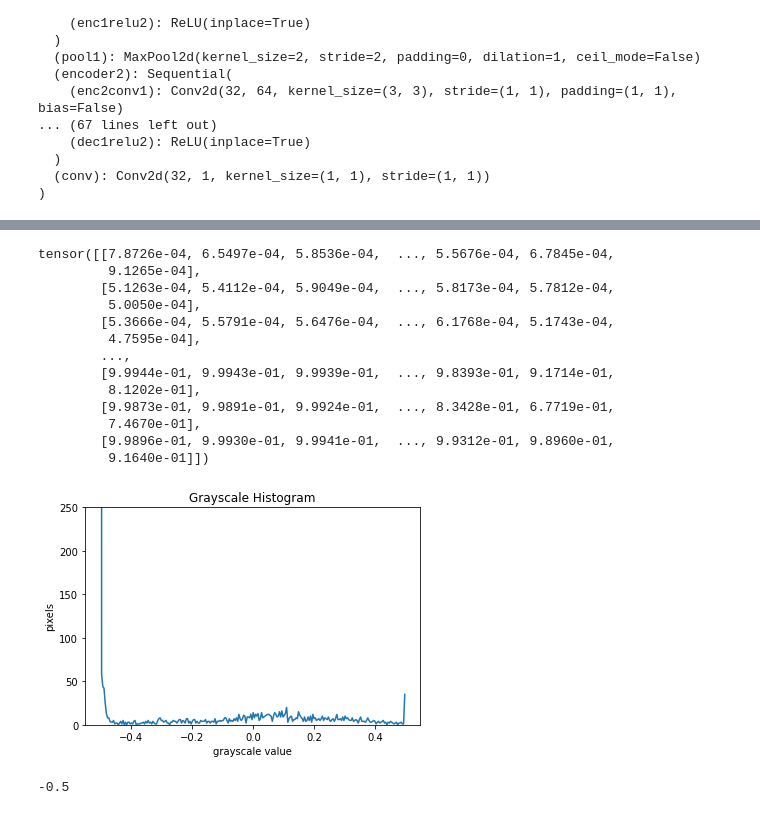
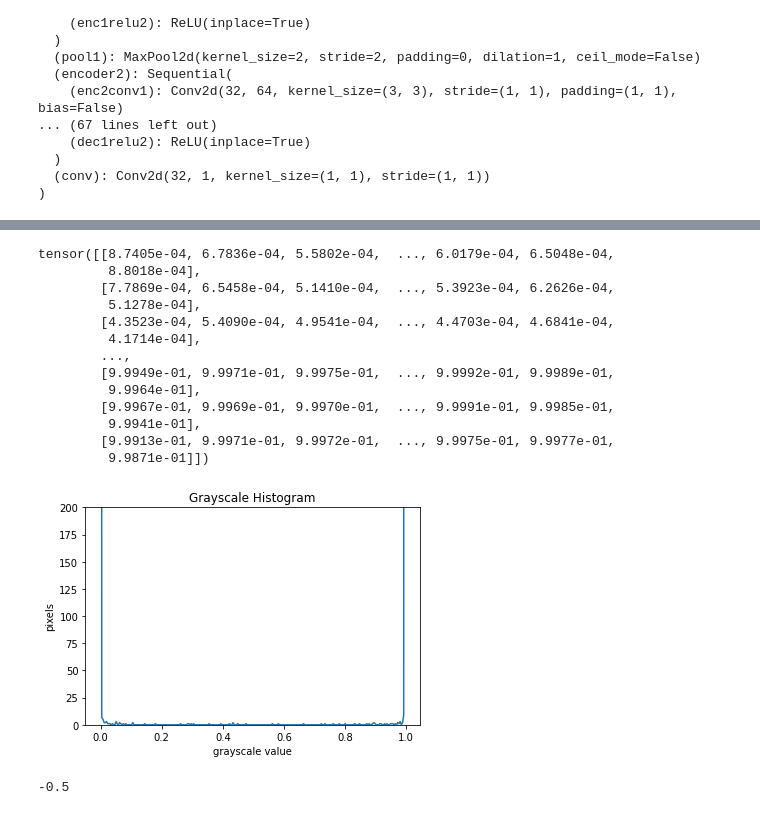
Before and after one commit to marinbenc/semi-3d-epifat-seg-elmar-21, a Jupyter notebook: notebooks/ModelExploration.ipynb, the cells around one changed output, grey strips where cells are left out. Cells and saved outputs as stored; diff of their text form; code cells hidden in the pictures.

```diff
--- a/notebooks/ModelExploration.ipynb
+++ b/notebooks/ModelExploration.ipynb
@@ -113,30 +113,30 @@ show_images_row(
 # %%
-print(all_predicted_ys[0])
+print(all_predicted_ys[20])
 # %% [output]
-tensor([[7.8726e-04, 6.5497e-04, 5.8536e-04,  ..., 5.5676e-04, 6.7845e-04,
-         9.1265e-04],
-        [5.1263e-04, 5.4112e-04, 5.9049e-04,  ..., 5.8173e-04, 5.7812e-04,
-         5.0050e-04],
-        [5.3666e-04, 5.5791e-04, 5.6476e-04,  ..., 6.1768e-04, 5.1743e-04,
-         4.7595e-04],
+tensor([[8.7405e-04, 6.7836e-04, 5.5802e-04,  ..., 6.0179e-04, 6.5048e-04,
+         8.8018e-04],
+        [7.7869e-04, 6.5458e-04, 5.1410e-04,  ..., 5.3923e-04, 6.2626e-04,
+         5.1278e-04],
+        [4.3523e-04, 5.4090e-04, 4.9541e-04,  ..., 4.4703e-04, 4.6841e-04,
+         4.1714e-04],
         ...,
-        [9.9944e-01, 9.9943e-01, 9.9939e-01,  ..., 9.8393e-01, 9.1714e-01,
-         8.1202e-01],
-        [9.9873e-01, 9.9891e-01, 9.9924e-01,  ..., 8.3428e-01, 6.7719e-01,
-         7.4670e-01],
-        [9.9896e-01, 9.9930e-01, 9.9941e-01,  ..., 9.9312e-01, 9.8960e-01,
-         9.1640e-01]])
+        [9.9949e-01, 9.9971e-01, 9.9975e-01,  ..., 9.9992e-01, 9.9989e-01,
+         9.9964e-01],
+        [9.9967e-01, 9.9969e-01, 9.9970e-01,  ..., 9.9991e-01, 9.9985e-01,
+         9.9941e-01],
+        [9.9913e-01, 9.9971e-01, 9.9972e-01,  ..., 9.9975e-01, 9.9977e-01,
+         9.9871e-01]])
 # %%
 plt.figure()
 plt.title("Grayscale Histogram")
 plt.xlabel("grayscale value")
 plt.ylabel("pixels")
-histogram, bin_edges = np.histogram(all_xs[20], bins=256, range=(all_xs[20].min().item(), all_xs[20].max().item()))
+histogram, bin_edges = np.histogram(all_predicted_ys[20], bins=256)
 plt.plot(bin_edges[0:-1], histogram)  # <- or here
-plt.ylim((0, 250))
+plt.ylim((0, 200))
 plt.show()
 # %% [output]
-[figure, old version]
+[figure, new version]
 # %%
 volume = dataset.volumes[0][0].copy()
 p = np.percentile(volume, 87)
```
Also changed, not shown: parts of 6 cells of this notebook, 5 other files.
